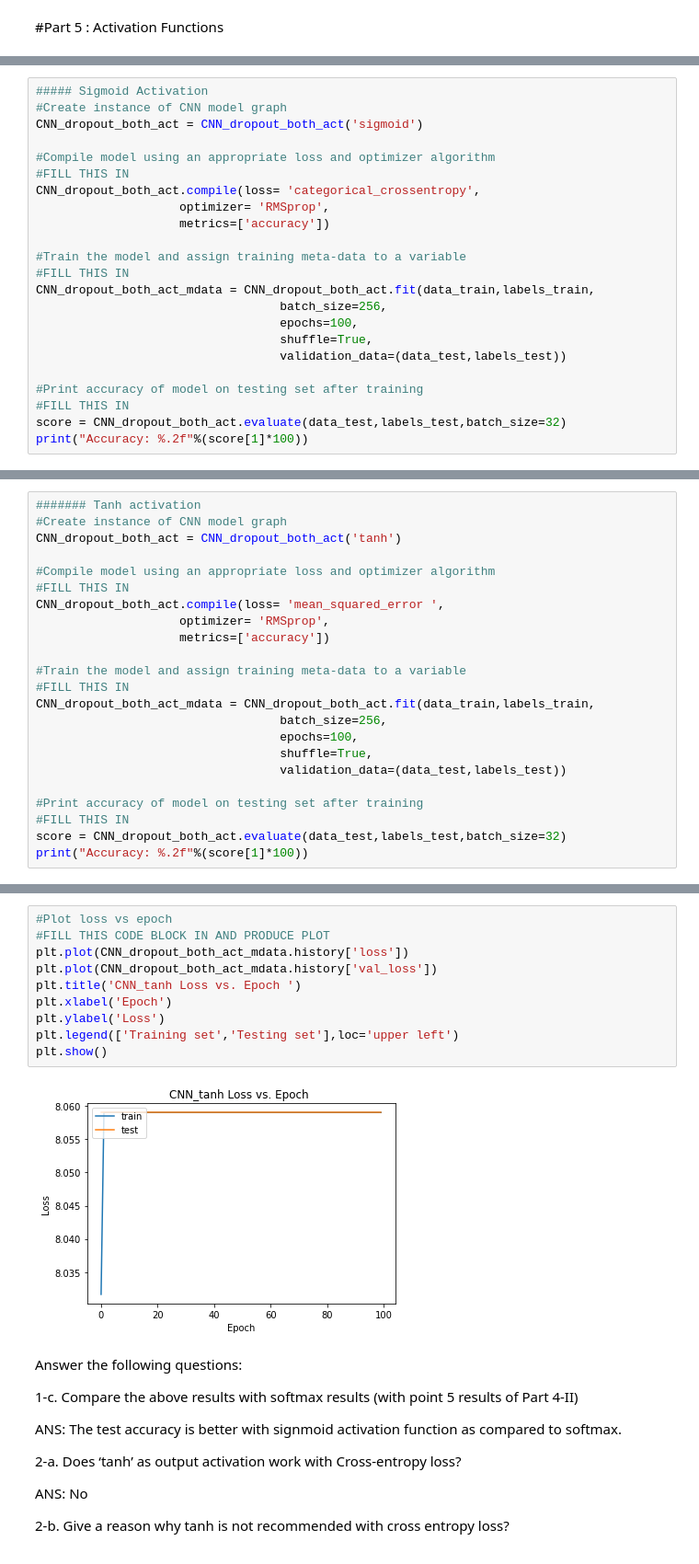
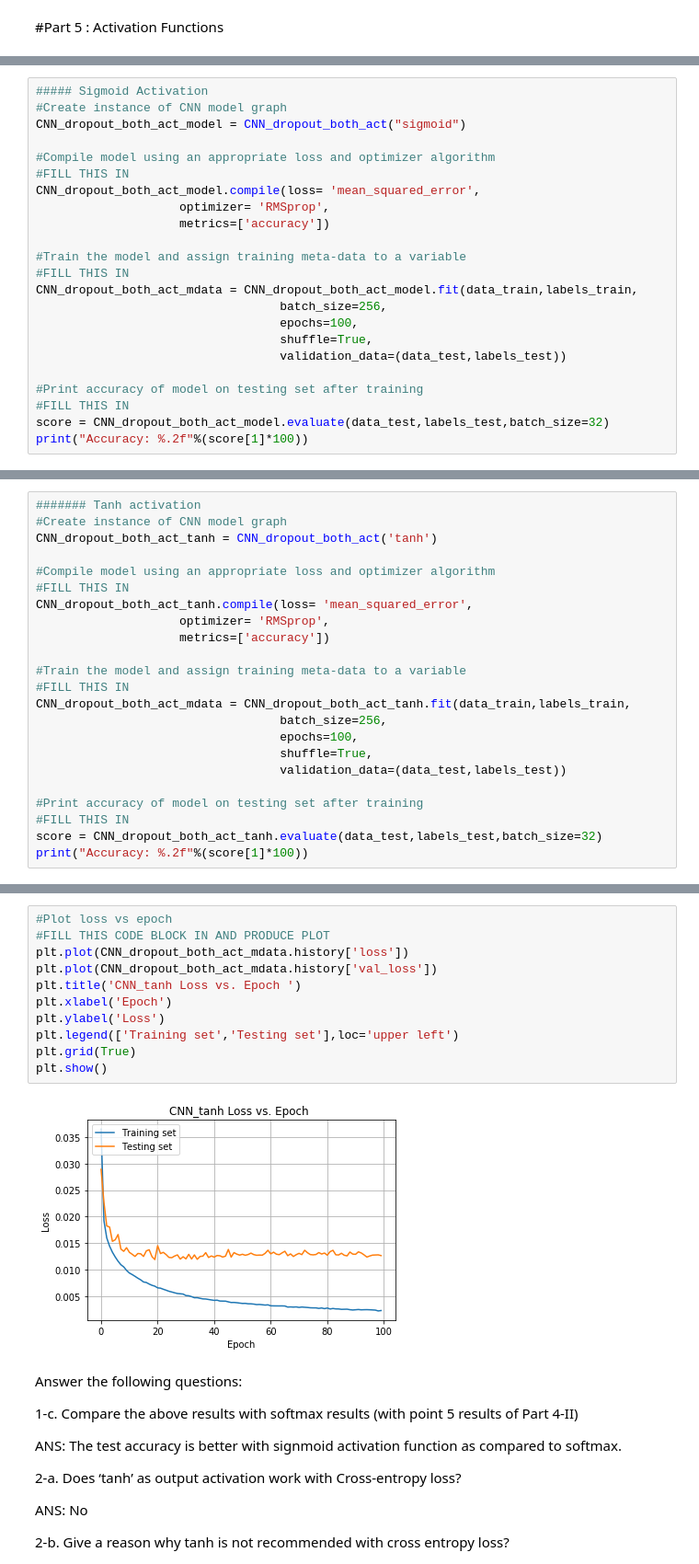
Before and after one commit to tshreegupta/ECE595DL, a Jupyter notebook: Project1/Project_1_Student_code.ipynb, the cells around one changed output, grey strips where cells are left out. Shown at 92% size. Cells and saved outputs as stored; diff of their text form.

```diff
--- a/Project1/Project_1_Student_code.ipynb
+++ b/Project1/Project_1_Student_code.ipynb
@@ -623,17 +605,17 @@ Accuracy: 10.00
 # %%
 ##### Sigmoid Activation
 #Create instance of CNN model graph
-CNN_dropout_both_act = CNN_dropout_both_act('sigmoid')
+CNN_dropout_both_act_model = CNN_dropout_both_act("sigmoid")
 
 #Compile model using an appropriate loss and optimizer algorithm
 #FILL THIS IN
-CNN_dropout_both_act.compile(loss= 'categorical_crossentropy',
+CNN_dropout_both_act_model.compile(loss= 'mean_squared_error',
                     optimizer= 'RMSprop',
                     metrics=['accuracy'])
 
 #Train the model and assign training meta-data to a variable
 #FILL THIS IN
-CNN_dropout_both_act_mdata = CNN_dropout_both_act.fit(data_train,labels_train,
+CNN_dropout_both_act_mdata = CNN_dropout_both_act_model.fit(data_train,labels_train,
                                   batch_size=256,
                                   epochs=100,
                                   shuffle=True,
@@ -641,6 +623,6 @@ CNN_dropout_both_act_mdata = CNN_dropout_both_act.fit(data_train,labels_train,
 
 #Print accuracy of model on testing set after training
 #FILL THIS IN
-score = CNN_dropout_both_act.evaluate(data_test,labels_test,batch_size=32)
+score = CNN_dropout_both_act_model.evaluate(data_test,labels_test,batch_size=32)
 print("Accuracy: %.2f"%(score[1]*100))
 # %% [output]
@@ -668,17 +656,17 @@ plt.show()
 # %%
 ####### Tanh activation
 #Create instance of CNN model graph
-CNN_dropout_both_act = CNN_dropout_both_act('tanh')
+CNN_dropout_both_act_tanh = CNN_dropout_both_act('tanh')
 
 #Compile model using an appropriate loss and optimizer algorithm
 #FILL THIS IN
-CNN_dropout_both_act.compile(loss= 'mean_squared_error ',
+CNN_dropout_both_act_tanh.compile(loss= 'mean_squared_error',
                     optimizer= 'RMSprop',
                     metrics=['accuracy'])
 
 #Train the model and assign training meta-data to a variable
 #FILL THIS IN
-CNN_dropout_both_act_mdata = CNN_dropout_both_act.fit(data_train,labels_train,
+CNN_dropout_both_act_mdata = CNN_dropout_both_act_tanh.fit(data_train,labels_train,
                                   batch_size=256,
                                   epochs=100,
                                   shuffle=True,
@@ -686,5 +674,5 @@ CNN_dropout_both_act_mdata = CNN_dropout_both_act.fit(data_train,labels_train,
 
 #Print accuracy of model on testing set after training
 #FILL THIS IN
-score = CNN_dropout_both_act.evaluate(data_test,labels_test,batch_size=32)
+score = CNN_dropout_both_act_tanh.evaluate(data_test,labels_test,batch_size=32)
 print("Accuracy: %.2f"%(score[1]*100))
@@ -704,15 +710,16 @@ plt.show()
 # %%
 #Plot loss vs epoch
 #FILL THIS CODE BLOCK IN AND PRODUCE PLOT
 plt.plot(CNN_dropout_both_act_mdata.history['loss'])
 plt.plot(CNN_dropout_both_act_mdata.history['val_loss'])
 plt.title('CNN_tanh Loss vs. Epoch ')
 plt.xlabel('Epoch')
 plt.ylabel('Loss')
 plt.legend(['Training set','Testing set'],loc='upper left')
+plt.grid(True)
 plt.show()
 # %% [output]
-[figure, old version]
+[figure, new version]
 # %% [markdown]
 Answer the following questions:
 
```
Also changed, not shown: parts of 6 cells of this notebook.
